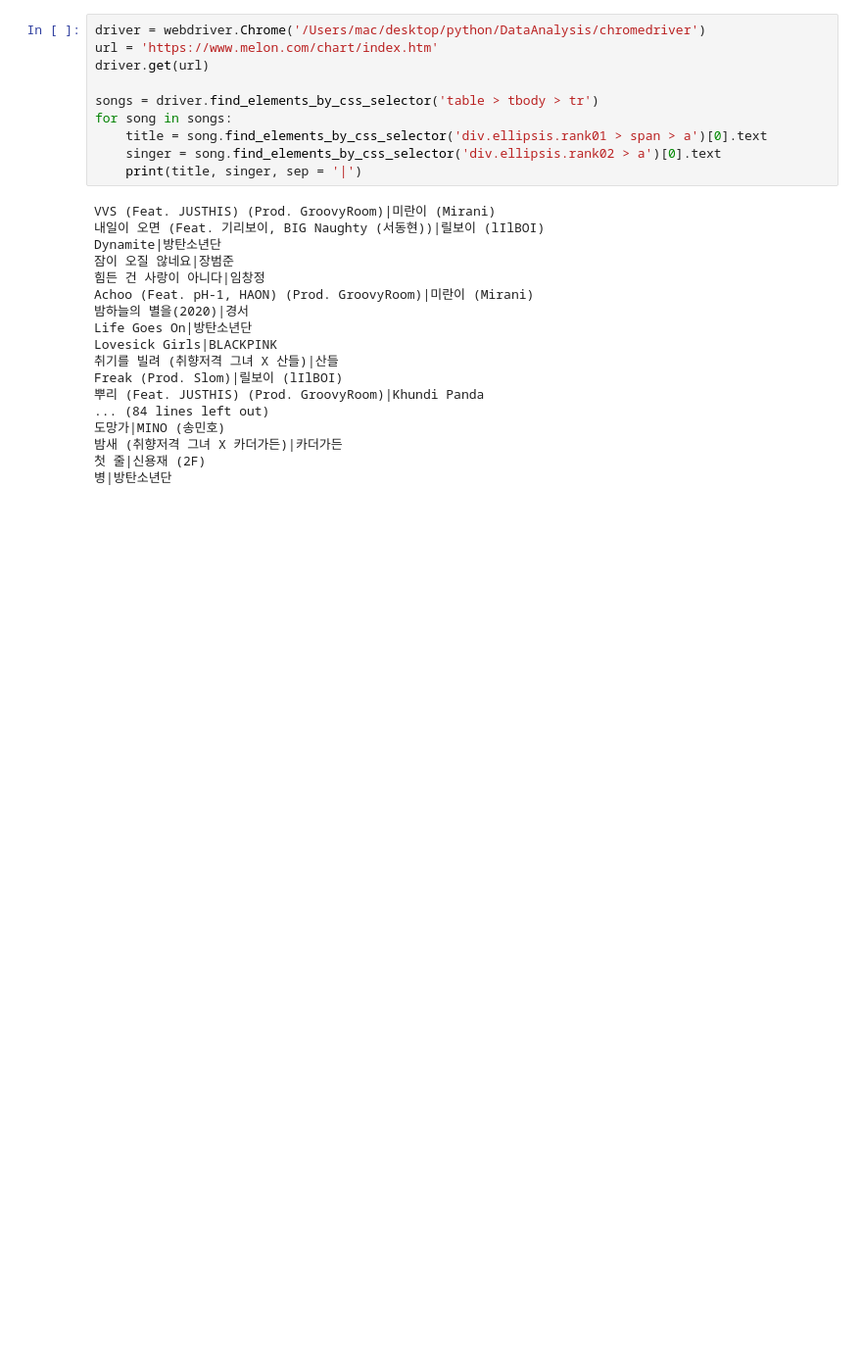
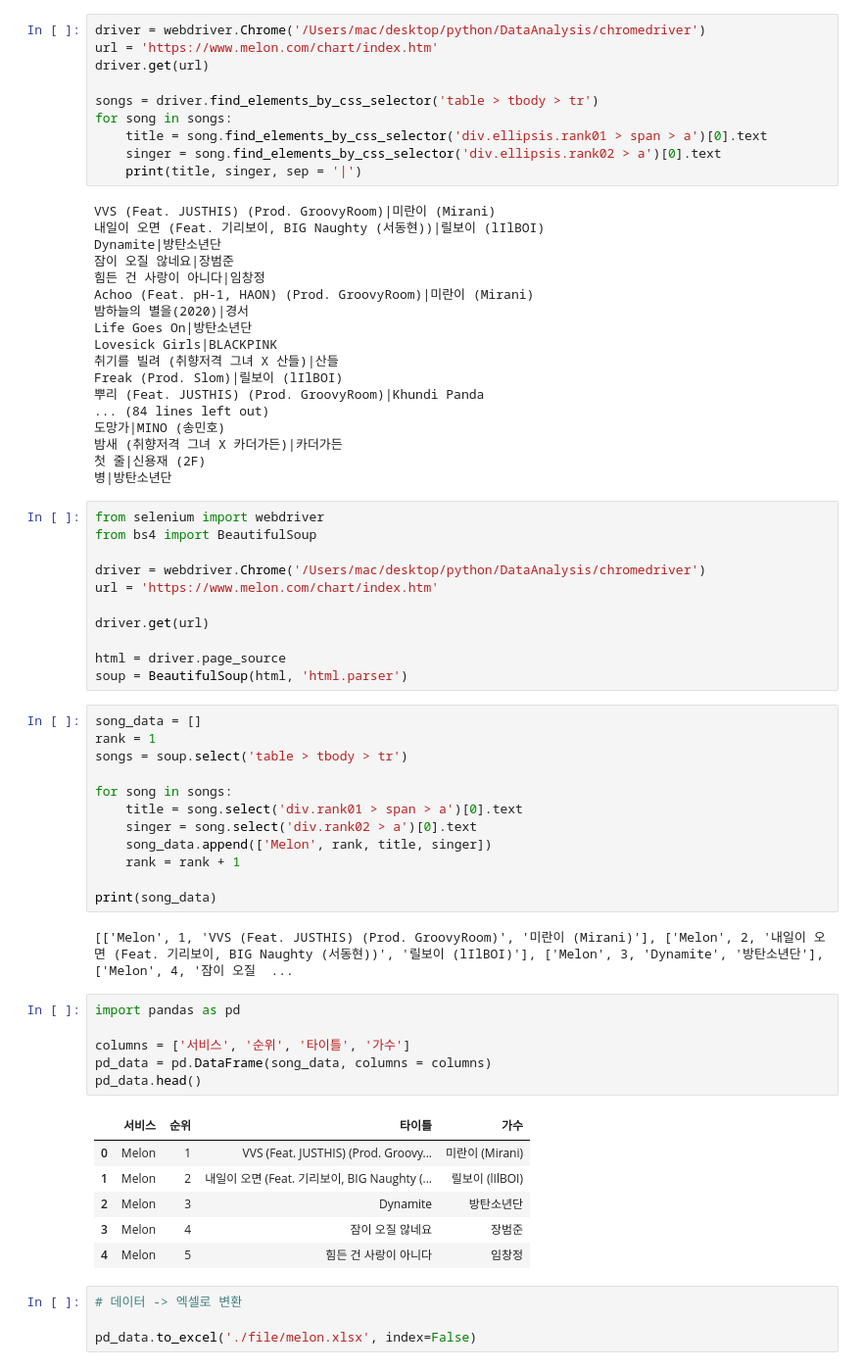
Before and after one commit to shinseongsu/Data_Analysis_Study, a Jupyter notebook: BeautifulSoup.ipynb, the cells around one changed output. Shown: that part at 98% size. Cells and saved outputs as stored; diff of their text form; blank space fills up the shorter version.

```diff
--- a/BeautifulSoup.ipynb
+++ b/BeautifulSoup.ipynb
@@ -224,3 +224,45 @@ Freak (Prod. Slom)|릴보이 (lIlBOI)
 밤새 (취향저격 그녀 X 카더가든)|카더가든
 첫 줄|신용재 (2F)
 병|방탄소년단
+# %%
+from selenium import webdriver
+from bs4 import BeautifulSoup
+
+driver = webdriver.Chrome('/Users/mac/desktop/python/DataAnalysis/chromedriver')
+url = 'https://www.melon.com/chart/index.htm'
+
+driver.get(url)
+
+html = driver.page_source
+soup = BeautifulSoup(html, 'html.parser')
+# %%
+song_data = []
+rank = 1
+songs = soup.select('table > tbody > tr')
+
+for song in songs:
+    title = song.select('div.rank01 > span > a')[0].text
+    singer = song.select('div.rank02 > a')[0].text
+    song_data.append(['Melon', rank, title, singer])
+    rank = rank + 1
+
+print(song_data)
+# %% [output]
+[['Melon', 1, 'VVS (Feat. JUSTHIS) (Prod. GroovyRoom)', '미란이 (Mirani)'], ['Melon', 2, '내일이 오면 (Feat. 기리보이, BIG Naughty (서동현))', '릴보이 (lIlBOI)'], ['Melon', 3, 'Dynamite', '방탄소년단'], ['Melon', 4, '잠이 오질  ...
+# %%
+import pandas as pd
+
+columns = ['서비스', '순위', '타이틀', '가수']
+pd_data = pd.DataFrame(song_data, columns = columns)
+pd_data.head()
+# %% [output]
+|  | 서비스 | 순위 | 타이틀 | 가수 |
+| 0 | Melon | 1 | VVS (Feat. JUSTHIS) (Prod. Groovy... | 미란이 (Mirani) |
+| 1 | Melon | 2 | 내일이 오면 (Feat. 기리보이, BIG Naughty (... | 릴보이 (lIlBOI) |
+| 2 | Melon | 3 | Dynamite | 방탄소년단 |
+| 3 | Melon | 4 | 잠이 오질 않네요 | 장범준 |
+| 4 | Melon | 5 | 힘든 건 사랑이 아니다 | 임창정 |
+# %%
+# 데이터 -> 엑셀로 변환
+
+pd_data.to_excel('./file/melon.xlsx', index=False)
```
Also changed, not shown: parts of 6 cells of this notebook.
